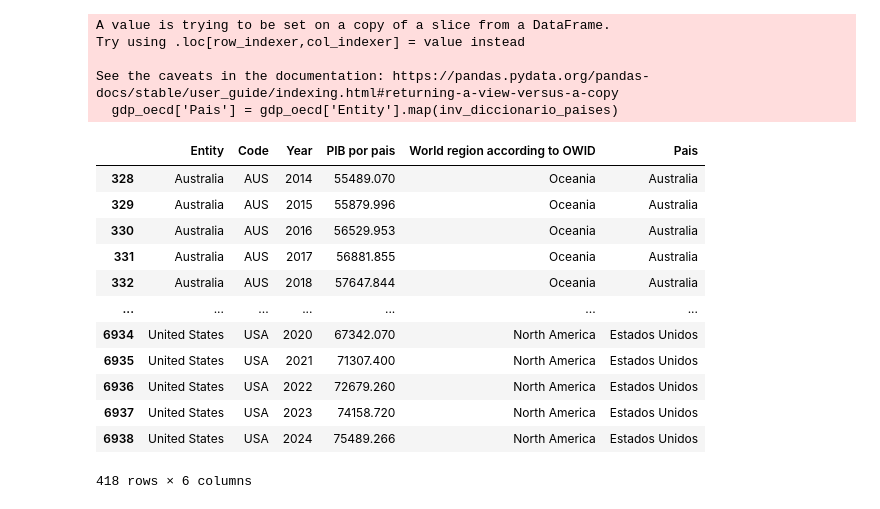
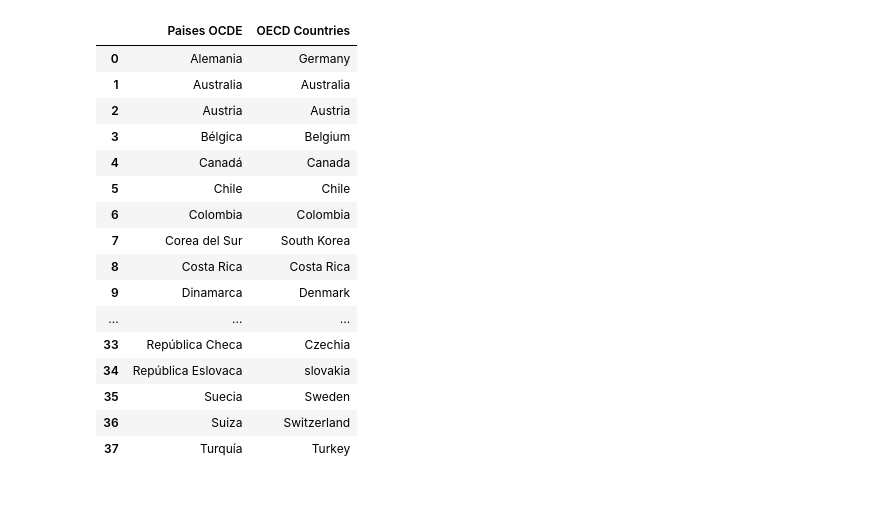
Before and after one commit to AngryWeassel/Proyecto_Tasa_de_Natalidad.ipynb, a Jupyter notebook: Proyecto_Tasa_de_Natalidad.ipynb, the cells around one changed output. Cells and saved outputs as stored; diff of their text form; code cells hidden in the pictures.

```diff
--- a/Proyecto_Tasa_de_Natalidad.ipynb
+++ b/Proyecto_Tasa_de_Natalidad.ipynb
@@ -52,10 +59,10 @@ diccionario_paises = {
     'Portugal': 'Portugal',
     'Reino Unido': 'United Kingdom',
     'República Checa': 'Czechia',
-    'República Eslovaca': 'Slovakia',
+    'República Eslovaca': 'slovakia',
     'Suecia': 'Sweden',
     'Suiza': 'Switzerland',
     'Turquía': 'Turkey'
 }
-oecd['OECD Countries'] = oecd['Paises OCDE'].map(diccionario_paises)
+ocde['OECD Countries'] = ocde['Paises OCDE'].map(diccionario_paises)
 inv_diccionario_paises = {v: k for k, v in diccionario_paises.items()}
@@ -70,26 +69,20 @@ gdp_oecd = datos_gdp[
-# %%
-gdp_oecd['Pais'] = gdp_oecd['Entity'].map(inv_diccionario_paises)
-
-gdp_oecd = gdp_oecd.rename(columns={'GDP per capita': 'PIB por pais'})
-# %% [output]
-A value is trying to be set on a copy of a slice from a DataFrame.
-Try using .loc[row_indexer,col_indexer] = value instead
-
-See the caveats in the documentation: https://pandas.pydata.org/pandas-docs/stable/user_guide/indexing.html#returning-a-view-versus-a-copy
-  gdp_oecd['Pais'] = gdp_oecd['Entity'].map(inv_diccionario_paises)
-# %%
-gdp_oecd
-# %% [output]
-|  | Entity | Code | Year | PIB por pais | World region according to OWID | Pais |
-| 328 | Australia | AUS | 2014 | 55489.070 | Oceania | Australia |
-| 329 | Australia | AUS | 2015 | 55879.996 | Oceania | Australia |
-| 330 | Australia | AUS | 2016 | 56529.953 | Oceania | Australia |
-| 331 | Australia | AUS | 2017 | 56881.855 | Oceania | Australia |
-| 332 | Australia | AUS | 2018 | 57647.844 | Oceania | Australia |
-| ... | ... | ... | ... | ... | ... | ... |
-| 6934 | United States | USA | 2020 | 67342.070 | North America | Estados Unidos |
-| 6935 | United States | USA | 2021 | 71307.400 | North America | Estados Unidos |
-| 6936 | United States | USA | 2022 | 72679.260 | North America | Estados Unidos |
-| 6937 | United States | USA | 2023 | 74158.720 | North America | Estados Unidos |
-| 6938 | United States | USA | 2024 | 75489.266 | North America | Estados Unidos |
-418 rows × 6 columns
+# %%
+ocde
+# %% [output]
+|  | Paises OCDE | OECD Countries |
+| 0 | Alemania | Germany |
+| 1 | Australia | Australia |
+| 2 | Austria | Austria |
+| 3 | Bélgica | Belgium |
+| 4 | Canadá | Canada |
+| 5 | Chile | Chile |
+| 6 | Colombia | Colombia |
+| 7 | Corea del Sur | South Korea |
+| 8 | Costa Rica | Costa Rica |
+| 9 | Dinamarca | Denmark |
+| ... | ... | ... |
+| 33 | República Checa | Czechia |
+| 34 | República Eslovaca | slovakia |
+| 35 | Suecia | Sweden |
+| 36 | Suiza | Switzerland |
+| 37 | Turquía | Turkey |
```
Also changed, not shown: parts of 7 cells of this notebook.
